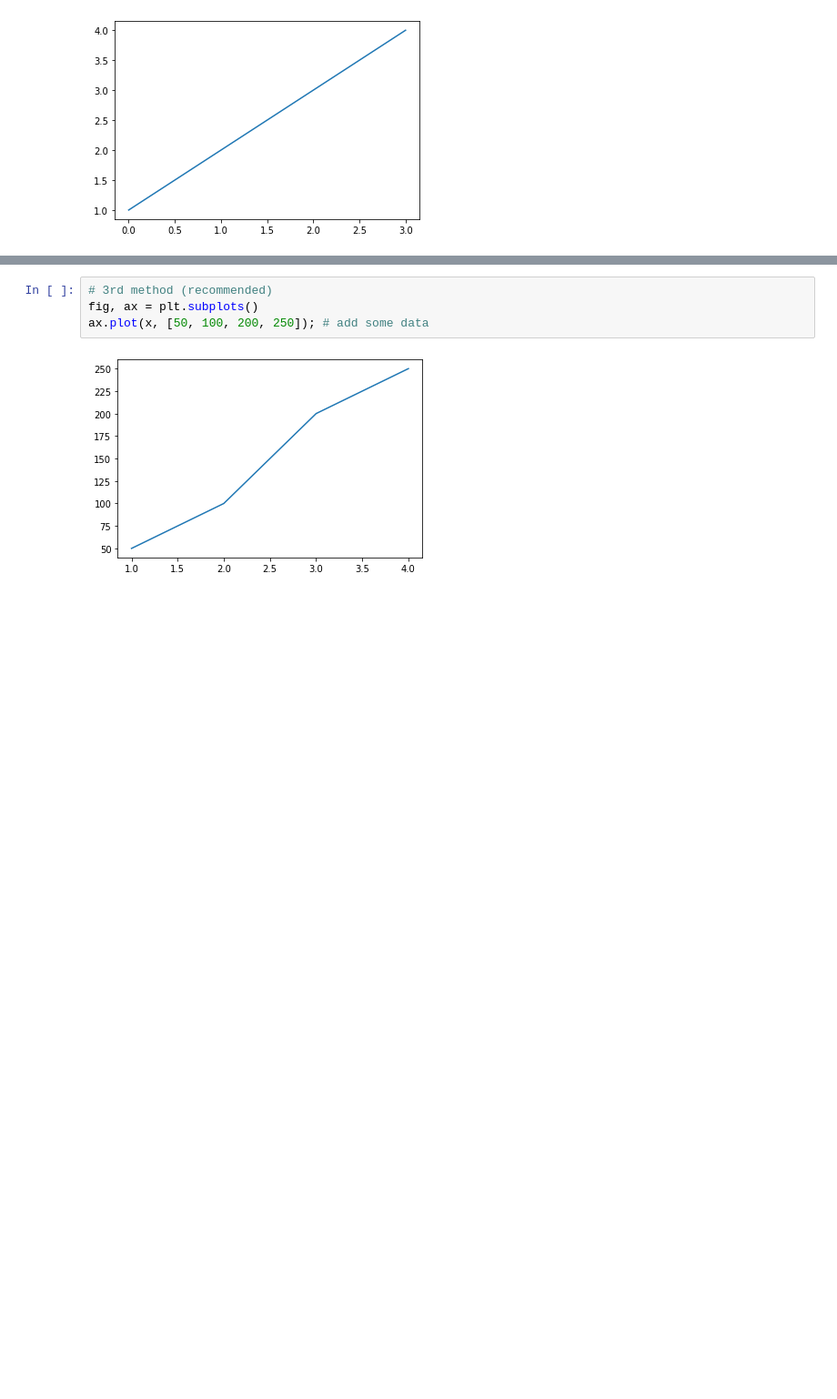
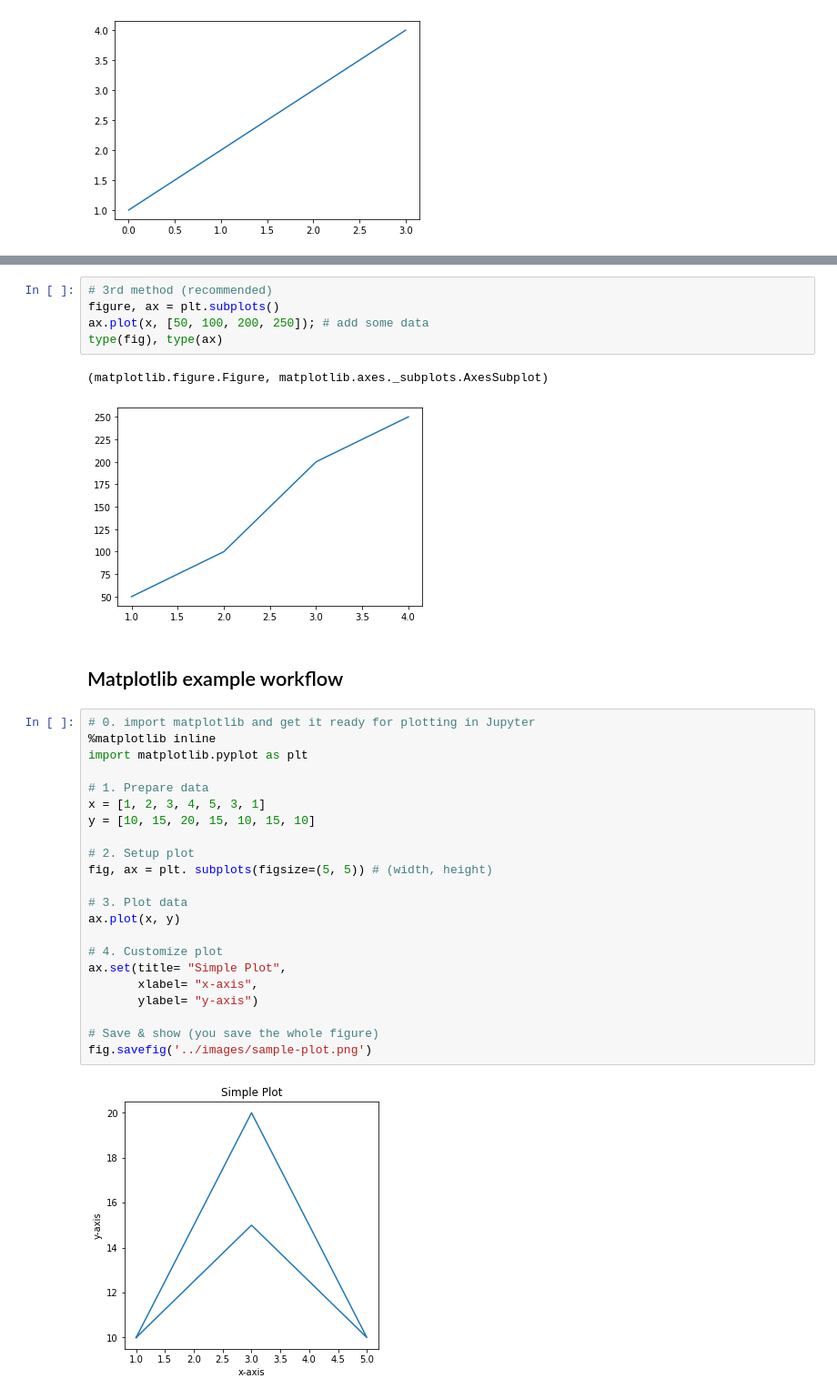
Before and after one commit to evnrodr/machine-learning-course, a Jupyter notebook: section 2 - data science and machine learning tools/introduction-to-matplotlib.ipynb, the cells around one changed output, grey strips where cells are left out. Shown at 91% size. Saved outputs shown, nothing was run; the diff lists cells and outputs as text; blank space fills up the shorter version.

Commit message:
more implementation on the introduction to matplotlib

```diff
--- a/section 2 - data science and machine learning tools/introduction-to-matplotlib.ipynb
+++ b/section 2 - data science and machine learning tools/introduction-to-matplotlib.ipynb
@@ -42,7 +41,35 @@ plt.show()
 [figure]
 # %%
 # 3rd method (recommended)
-fig, ax = plt.subplots()
+figure, ax = plt.subplots()
 ax.plot(x, [50, 100, 200, 250]); # add some data
+type(fig), type(ax)
 # %% [output]
+(matplotlib.figure.Figure, matplotlib.axes._subplots.AxesSubplot)
 [figure]
+# %% [markdown]
+## Matplotlib example workflow
+# %%
+# 0. import matplotlib and get it ready for plotting in Jupyter
+%matplotlib inline
+import matplotlib.pyplot as plt
+
+# 1. Prepare data
+x = [1, 2, 3, 4, 5, 3, 1]
+y = [10, 15, 20, 15, 10, 15, 10]
+
+# 2. Setup plot
+fig, ax = plt. subplots(figsize=(5, 5)) # (width, height)
+
+# 3. Plot data
+ax.plot(x, y)
+
+# 4. Customize plot
+ax.set(title= "Simple Plot",
+       xlabel= "x-axis",
+       ylabel= "y-axis")
+
+# Save & show (you save the whole figure)
+fig.savefig('../images/sample-plot.png')
+# %% [output]
+[figure, added]
```
Also changed, not shown: parts of 27 cells of this notebook, 2 other files.
